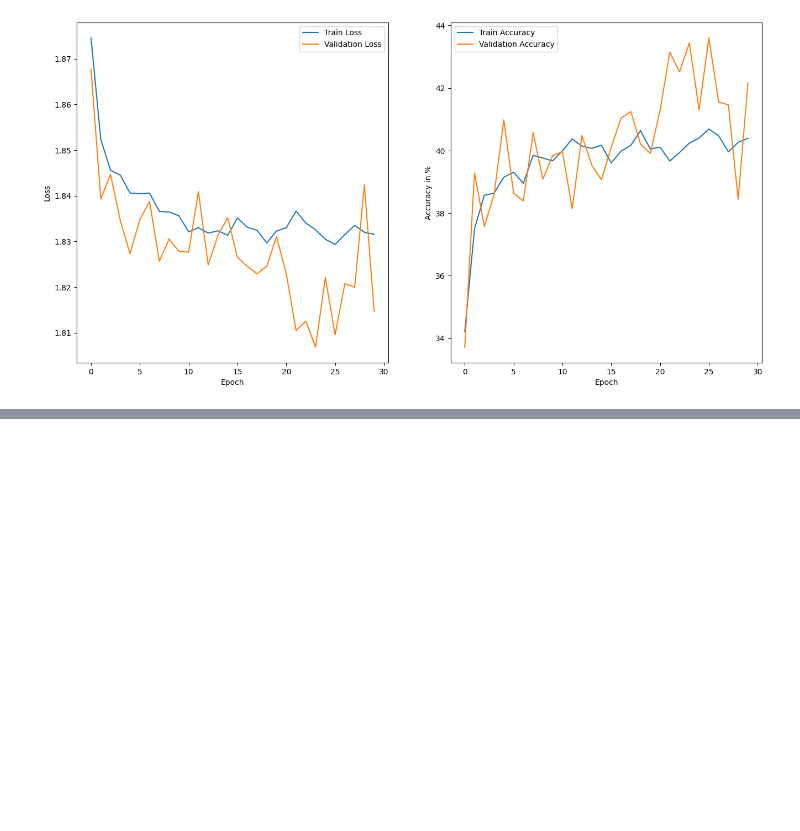
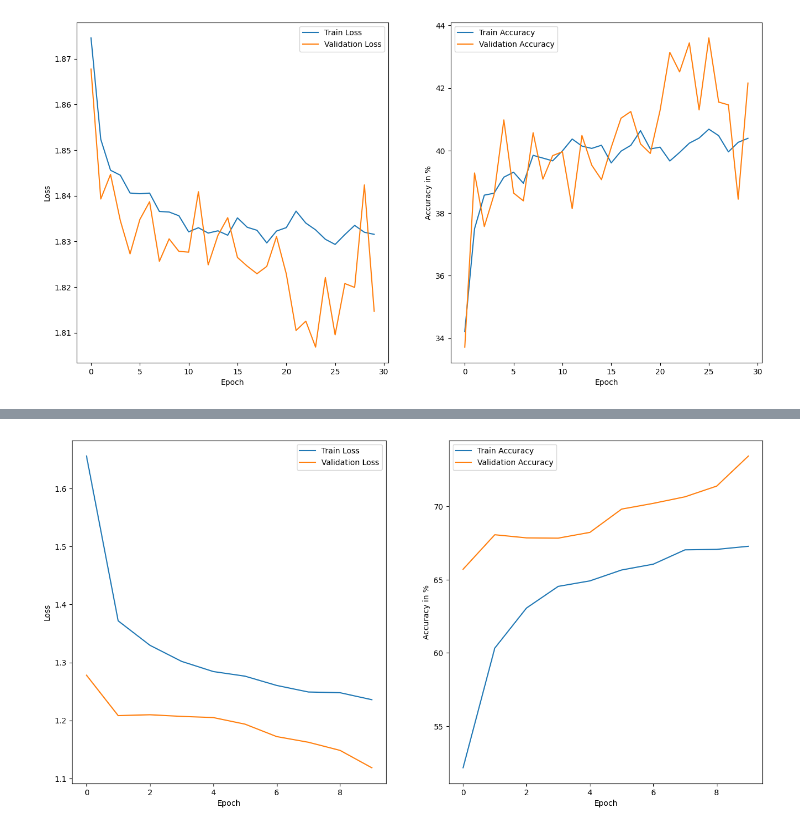
Before and after one commit to MohammadYs77/Real-time-Emotion-Recognition-with-Pytorch, a Jupyter notebook: Code.ipynb, the cells around one changed output, grey strips where cells are left out. Drawn from its saved outputs; the diff is of its cells as text; code cells hidden in the pictures; blank space fills up the shorter version.

Commit message:
Trained VGGNet and Compared All Models' Performances Together

```diff
--- a/Code.ipynb
+++ b/Code.ipynb
@@ -411,3 +420,22 @@ plot_loss_acc(history)
 PATH = './model/resnet.pth'
 resnet = torch.load(PATH)
 renderer(resnet, data_transforms['Others'])
+# %%
+model = models.vgg11_bn(weights='DEFAULT')
+for params in model.parameters():
+    params.requires_grad = False
+
+model.classifier = nn.Sequential(
+    nn.Linear(in_features=25088, out_features=4096, bias=True),
+    nn.ReLU(inplace=True),
+    nn.Dropout(p=0.5, inplace=False),
+    nn.Linear(in_features=4096, out_features=7, bias=True))
+
+model = model.to(device)
+
+
+opt = optim.Adam(model.parameters(), lr = 0.001)
+criterion = nn.CrossEntropyLoss()
+
+EPOCH = 10
+model_trained, history = train_model(dataloaders['Others'], model, criterion, opt, EPOCH)
@@ -413,0 +473,5 @@ renderer(resnet, data_transforms['Others'])
+# %%
+torch.save(model_trained, './model/vgg.pth')
+plot_loss_acc(history)
+# %% [output]
+[figure, added]
```
Also changed, not shown: parts of 8 cells of this notebook.
